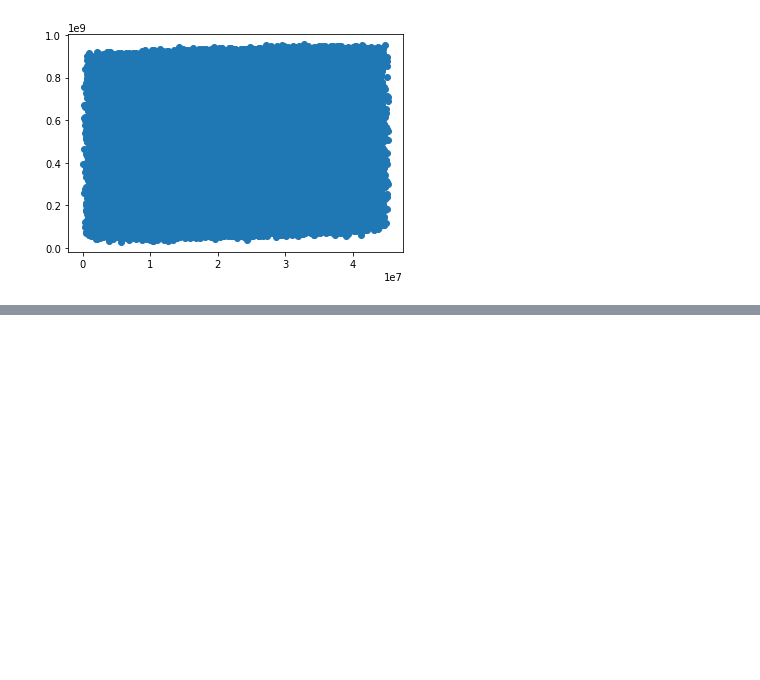
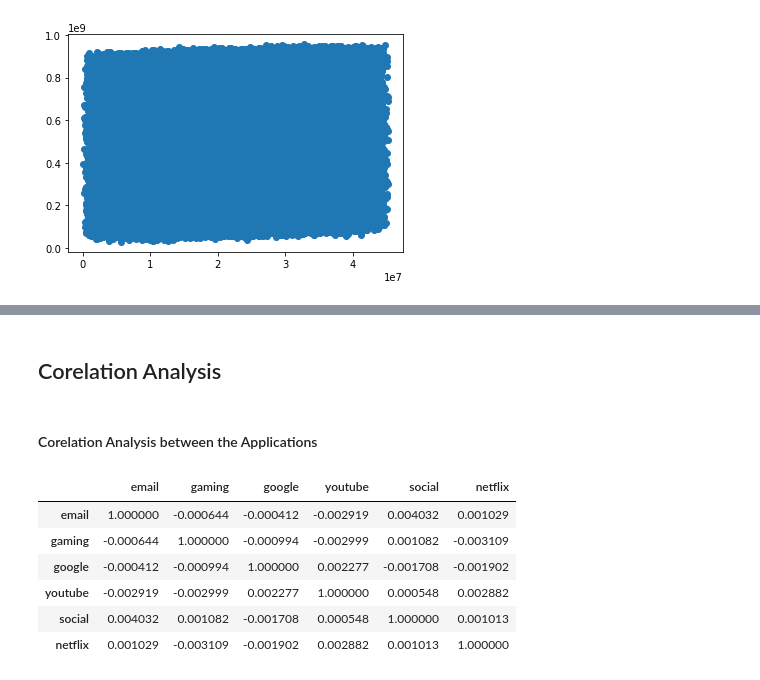
Before and after one commit to Ammon21/Telecom-Analysis, a Jupyter notebook: Notebooks/User_Overview 1.2.ipynb, the cells around one changed output, grey strips where cells are left out. Saved outputs shown, nothing was run; the diff lists cells and outputs as text; code cells hidden in the pictures; blank space fills up the shorter version.

```diff
--- a/Notebooks/User_Overview 1.2.ipynb
+++ b/Notebooks/User_Overview 1.2.ipynb
@@ -223,0 +208,15 @@ III) There is negative corelation between google and email which is -0.0004, tho
+# %% [markdown]
+## Corelation Analysis
+# %% [markdown]
+#### Corelation Analysis between the Applications
+# %%
+corelation =  relevant_data[['email','gaming','google','youtube','social','netflix']].corr()
+corelation.style.background_gradient(cmap = "cool")
+# %% [output]
+|  | email | gaming | google | youtube | social | netflix |
+| email | 1.000000 | -0.000644 | -0.000412 | -0.002919 | 0.004032 | 0.001029 |
+| gaming | -0.000644 | 1.000000 | -0.000994 | -0.002999 | 0.001082 | -0.003109 |
+| google | -0.000412 | -0.000994 | 1.000000 | 0.002277 | -0.001708 | -0.001902 |
+| youtube | -0.002919 | -0.002999 | 0.002277 | 1.000000 | 0.000548 | 0.002882 |
+| social | 0.004032 | 0.001082 | -0.001708 | 0.000548 | 1.000000 | 0.001013 |
+| netflix | 0.001029 | -0.003109 | -0.001902 | 0.002882 | 0.001013 | 1.000000 |
```
Also changed, not shown: parts of 31 cells of this notebook.
